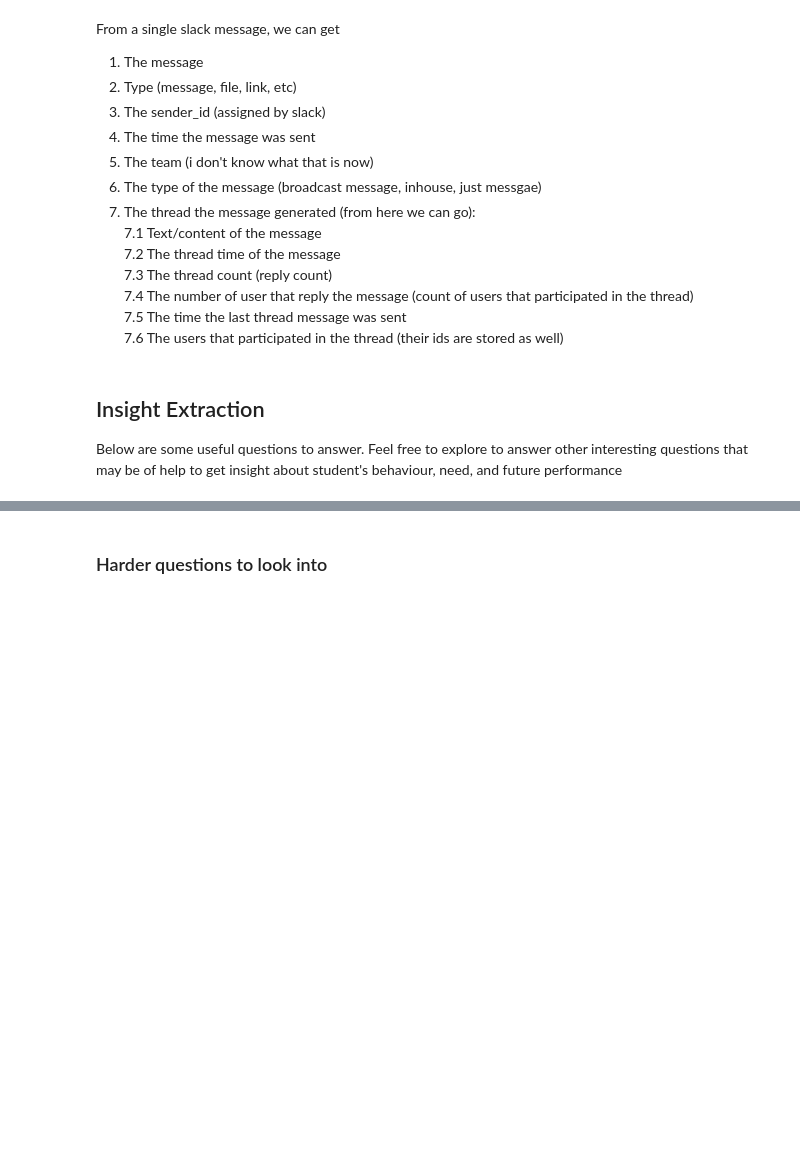
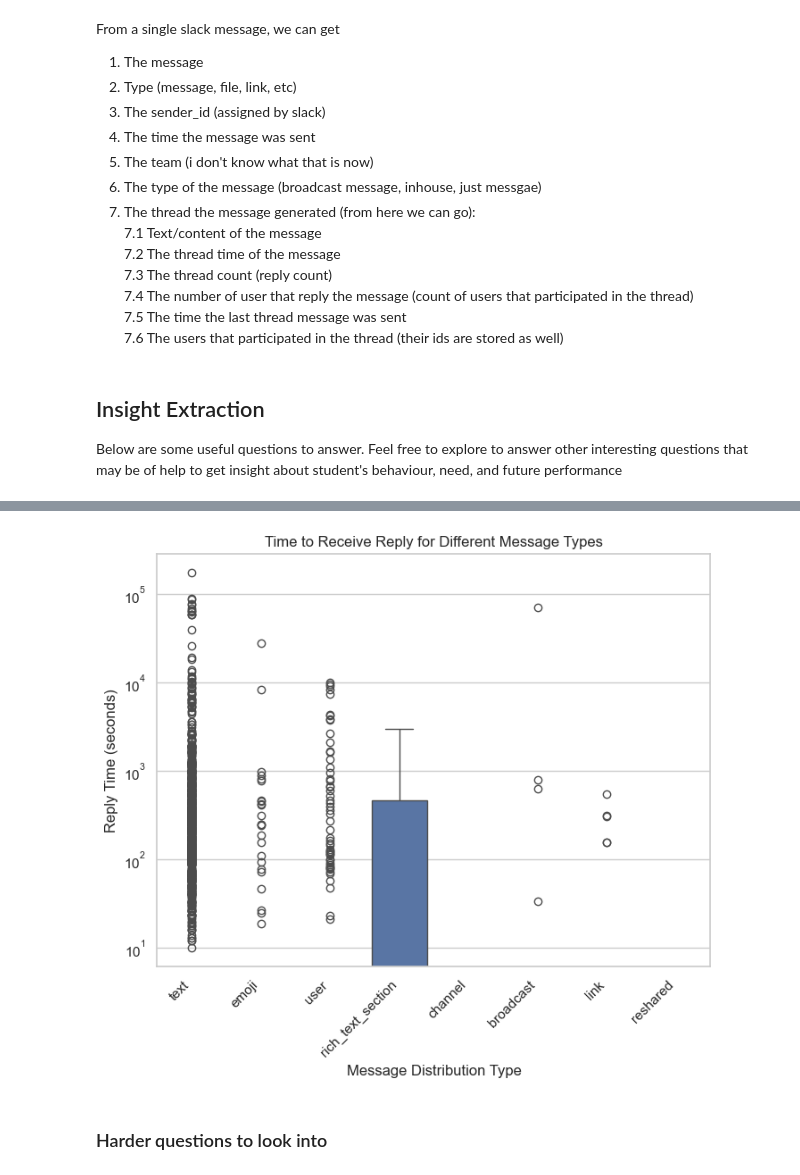
Before and after one commit to Azizadx/nasrallah-week0_10academy, a Jupyter notebook: notebooks/parse_slack_data.ipynb, the cells around one changed output, grey strips where cells are left out. Saved outputs shown, nothing was run; the diff lists cells and outputs as text; code cells hidden in the pictures; blank space fills up the shorter version.

```diff
--- a/notebooks/parse_slack_data.ipynb
+++ b/notebooks/parse_slack_data.ipynb
@@ -284,3 +333,24 @@ ValueError: I/O operation on closed file.
+# %%
+# what kind of messages are replied faster than others?
+pfill['msg_sent_timestamp'] = utils.convert_2_timestamp('msg_sent_time', pfill)
+pfill['tm_thread_end_timestamp'] = utils.convert_2_timestamp('tm_thread_end', pfill)
+
+# Calculate the time it takes to receive a reply
+pfill['reply_time'] = (pd.to_datetime(pfill['tm_thread_end_timestamp']) - pd.to_datetime(pfill['msg_sent_timestamp'])).dt.total_seconds()
+
+# Plotting
+sns.set(style="whitegrid")
+plt.figure(figsize=(8, 6))
+sns.boxplot(x='msg_dist_type', y='reply_time', data=pfill)
+plt.yscale('log')
+plt.title('Time to Receive Reply for Different Message Types')
+plt.xlabel('Message Distribution Type')
+plt.ylabel('Reply Time (seconds)')
+plt.xticks(rotation=45, ha='right')
+
+plt.show()
+# %% [output]
+[figure, added]
 # %%
 # Relationship between # of messages and # of reactions
 # %%
```
Also changed, not shown: parts of 7 cells of this notebook.
